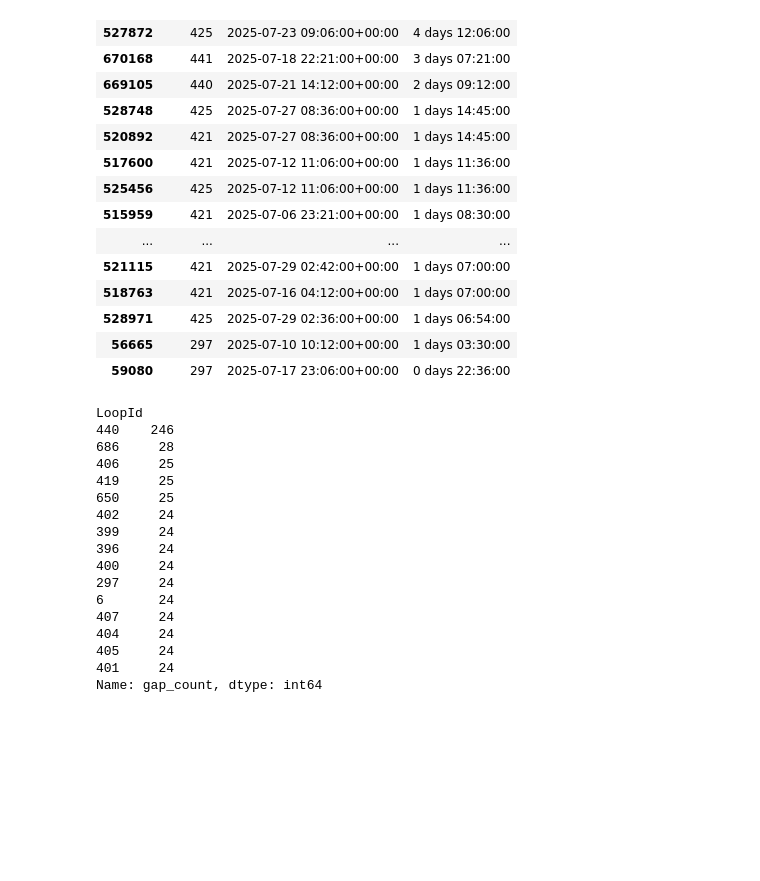
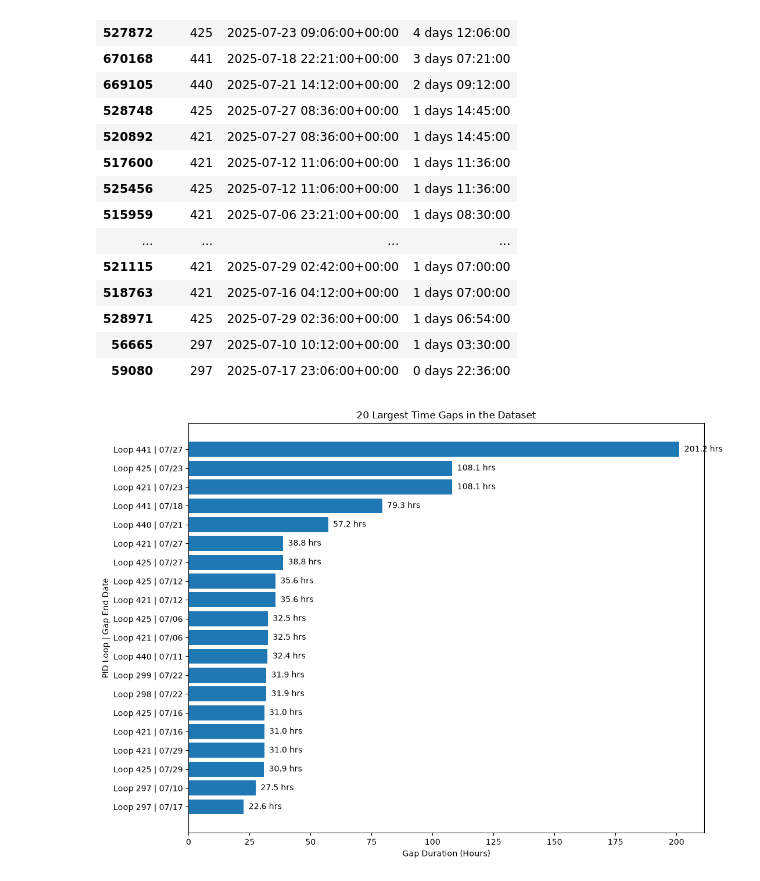
Before and after one commit to DataByThinh/control-station, a Jupyter notebook: notebooks/eda.ipynb, the cells around one changed output. Saved outputs shown, nothing was run; the diff lists cells and outputs as text; code cells hidden in the pictures; blank space fills up the shorter version.

Commit message:
feat: time coverage analysis

```diff
--- a/notebooks/eda.ipynb
+++ b/notebooks/eda.ipynb
@@ -272,32 +314,51 @@ display(largest_gaps)
 | 528971 | 425 | 2025-07-29 02:36:00+00:00 | 1 days 06:54:00 |
 | 56665 | 297 | 2025-07-10 10:12:00+00:00 | 1 days 03:30:00 |
 | 59080 | 297 | 2025-07-17 23:06:00+00:00 | 0 days 22:36:00 |
-# %%
-# Count the number of time gaps for each PID loop
-gap_by_loop = (
-    gaps.groupby("LoopId")
-        .size()
-        .sort_values(ascending=False)
-        .rename("gap_count")
-)
-
-# Show the 15 loops with the most time gaps
-display(gap_by_loop.head(15))
-# %% [output]
-LoopId
-440    246
-686     28
-406     25
-419     25
-650     25
-402     24
-399     24
-396     24
-400     24
-297     24
-6       24
-407     24
-404     24
-405     24
-401     24
-Name: gap_count, dtype: int64
+# %%
+# Convert gap duration into hours for easier visualization
+largest_gaps["gap_hours"] = (
+    largest_gaps["time_diff"].dt.total_seconds() / 3600
+)
+
+# Create labels using Loop ID and gap end date
+largest_gaps["label"] = (
+    "Loop "
+    + largest_gaps["LoopId"].astype(str)
+    + " | "
+    + largest_gaps["resulttime"].dt.strftime("%m/%d")
+)
+
+# Sort for horizontal bar chart
+largest_gaps_plot = largest_gaps.sort_values(
+    "gap_hours",
+    ascending=True
+)
+
+# Create horizontal bar chart
+plt.figure(figsize=(11, 8))
+
+bars = plt.barh(
+    largest_gaps_plot["label"],
+    largest_gaps_plot["gap_hours"]
+)
+
+# Add gap duration next to each bar
+for bar in bars:
+    width = bar.get_width()
+
+    plt.text(
+        width + 2,
+        bar.get_y() + bar.get_height() / 2,
+        f"{width:.1f} hrs",
+        va="center"
+    )
+
+# Add chart title and labels
+plt.title("20 Largest Time Gaps in the Dataset")
+plt.xlabel("Gap Duration (Hours)")
+plt.ylabel("PID Loop | Gap End Date")
+
+plt.tight_layout()
+plt.show()
+# %% [output]
+[figure, added]
```
Also changed, not shown: parts of 4 cells of this notebook.
